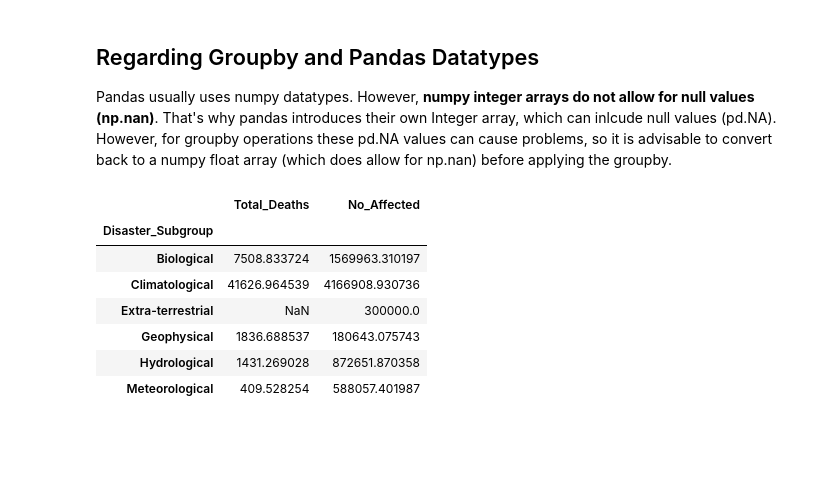
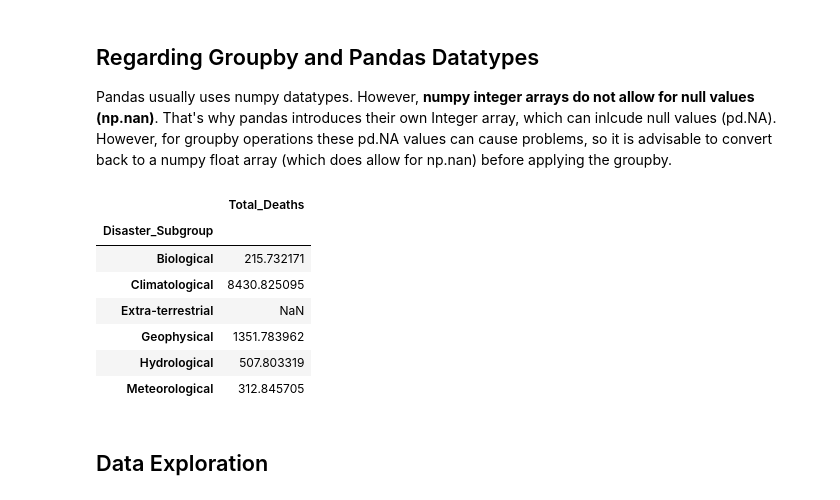
Before and after one commit to r-Files/DOPP, a Jupyter notebook: jupyter_notebooks/lab_question_c.ipynb, the cells around one changed output. Saved outputs shown, nothing was run; the diff lists cells and outputs as text; code cells hidden in the pictures; blank space fills up the shorter version.

Commit message:
added first data exploration steps to question C

```diff
--- a/jupyter_notebooks/lab_question_c.ipynb
+++ b/jupyter_notebooks/lab_question_c.ipynb
@@ -15,0 +21,4 @@ assert len(df)!=0, "The serialized dataframe contains no data!"
+# %%
+cutoff_date = 1950 # TODO check
+df = df[df["Start_Year"] > cutoff_date]
+df
@@ -25,15 +48,17 @@ series.astype("Int32") # <-- "Int32" (big i) = pandas int, allows empty values (
 series.astype("float32") # <-- numpy float, allows empty values (np.nan)
 pass
 # %%
-groupby_base = df[["Disaster_Subgroup", "Total_Deaths", "No_Affected"]].astype({"Total_Deaths": np.float})
+groupby_base = df.astype({"Total_Deaths": np.float64, "Total_Affected": np.float64, "Start_Year": np.int32})
 
-groupby_base.groupby(["Disaster_Subgroup"]).mean()
+groupby_base[["Disaster_Subgroup", "Total_Deaths"]].groupby(["Disaster_Subgroup"]).mean()
 # %% [output]
-|  | Total_Deaths | No_Affected |
-| Disaster_Subgroup |  |  |
-| Biological | 7508.833724 | 1569963.310197 |
-| Climatological | 41626.964539 | 4166908.930736 |
-| Extra-terrestrial | NaN | 300000.0 |
-| Geophysical | 1836.688537 | 180643.075743 |
-| Hydrological | 1431.269028 | 872651.870358 |
-| Meteorological | 409.528254 | 588057.401987 |
+|  | Total_Deaths |
+| Disaster_Subgroup |  |
+| Biological | 215.732171 |
+| Climatological | 8430.825095 |
+| Extra-terrestrial | NaN |
+| Geophysical | 1351.783962 |
+| Hydrological | 507.803319 |
+| Meteorological | 312.845705 |
+# %% [markdown]
+## Data Exploration
```
Also changed, not shown: parts of 11 cells of this notebook, 1 other file.
